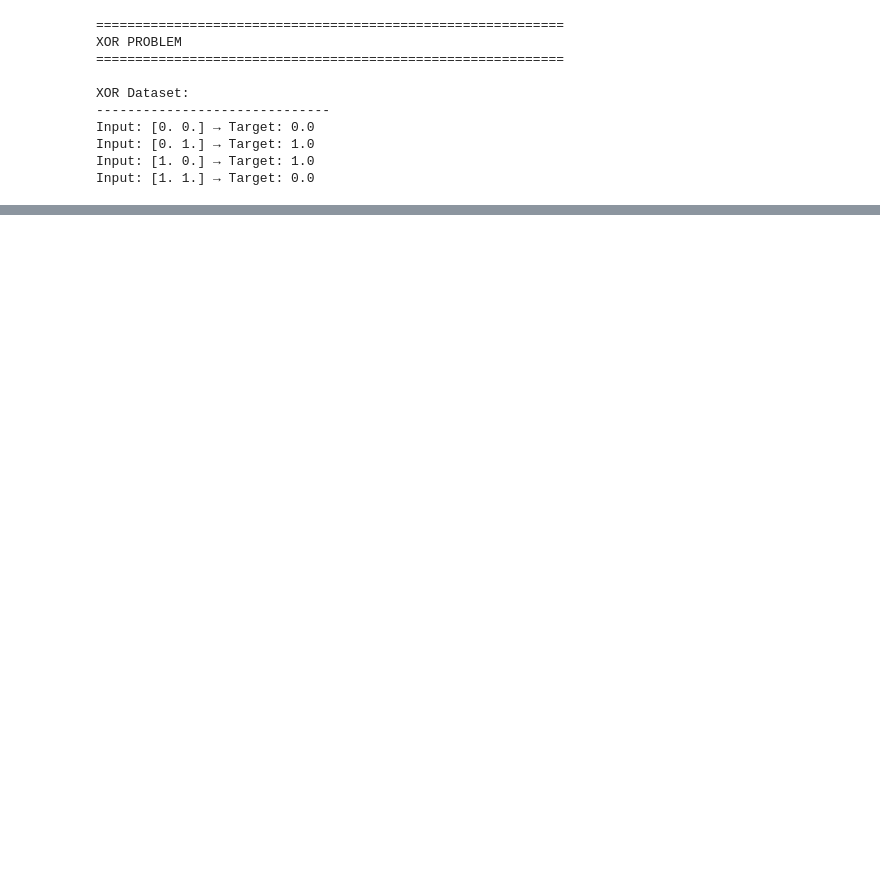
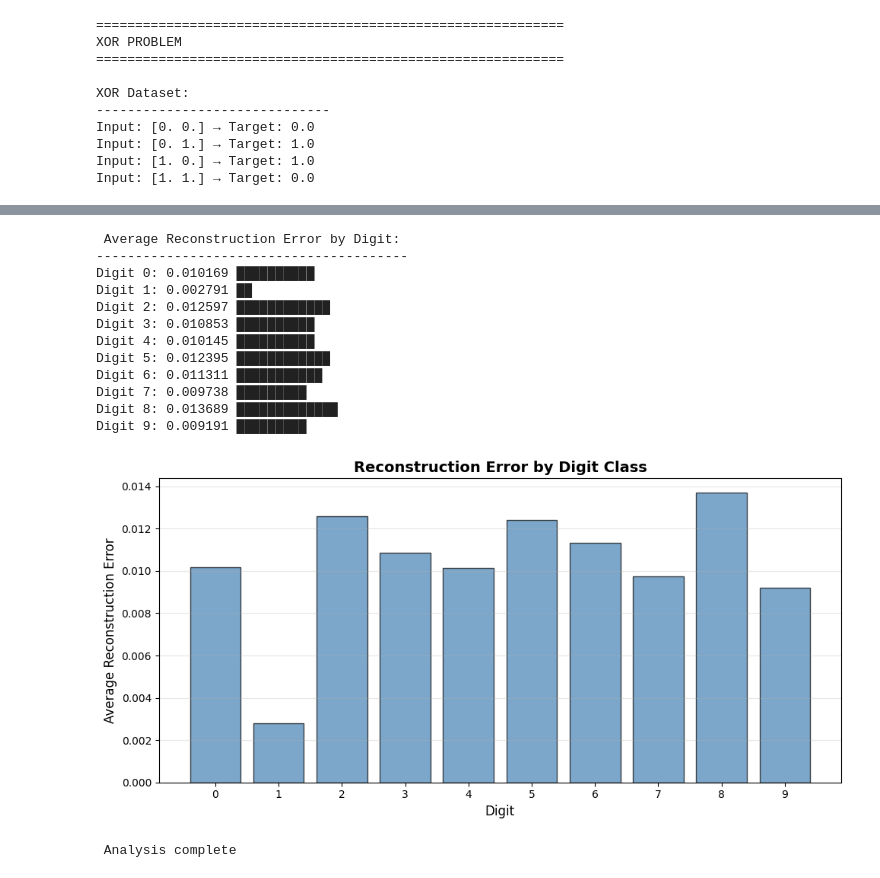
Before and after one commit to mariammadel17/CI_T8_Fall25, a Jupyter notebook: notebooks/project_demo.ipynb, the cells around one changed output, grey strips where cells are left out. Saved outputs shown, nothing was run; the diff lists cells and outputs as text; code cells hidden in the pictures; blank space fills up the shorter version.

```diff
--- a/notebooks/project_demo.ipynb
+++ b/notebooks/project_demo.ipynb
@@ -247,0 +511,47 @@ print("\n✅ Part 1 Complete! Your library works correctly.")
+# %%
+# Cell 14: Analyze Reconstruction by Digit
+
+# Calculate average reconstruction error for each digit
+y_test_subset = y_test[:n_test]
+digit_errors = {}
+
+for digit in range(10):
+    digit_mask = (y_test_subset == digit)
+    digit_errors[digit] = np.mean(reconstruction_errors[digit_mask])
+
+print("\n Average Reconstruction Error by Digit:")
+print("-" * 40)
+for digit, error in sorted(digit_errors.items()):
+    bar = "█" * int(error * 1000)
+    print(f"Digit {digit}: {error:.6f} {bar}")
+
+# Visualize
+plt.figure(figsize=(10, 5))
+digits = list(digit_errors.keys())
+errors = list(digit_errors.values())
+
+plt.bar(digits, errors, color='steelblue', alpha=0.7, edgecolor='black')
+plt.xlabel('Digit', fontsize=12)
+plt.ylabel('Average Reconstruction Error', fontsize=12)
+plt.title('Reconstruction Error by Digit Class', fontsize=14, fontweight='bold')
+plt.xticks(digits)
+plt.grid(True, alpha=0.3, axis='y')
+plt.tight_layout()
+plt.show()
+
+print("\n Analysis complete")
+# %% [output]
+ Average Reconstruction Error by Digit:
+----------------------------------------
+Digit 0: 0.010169 ██████████
+Digit 1: 0.002791 ██
+Digit 2: 0.012597 ████████████
+Digit 3: 0.010853 ██████████
+Digit 4: 0.010145 ██████████
+Digit 5: 0.012395 ████████████
+Digit 6: 0.011311 ███████████
+Digit 7: 0.009738 █████████
+Digit 8: 0.013689 █████████████
+Digit 9: 0.009191 █████████
+[figure, added]
+ Analysis complete
```
Also changed, not shown: parts of 25 cells of this notebook, 3 other files.
